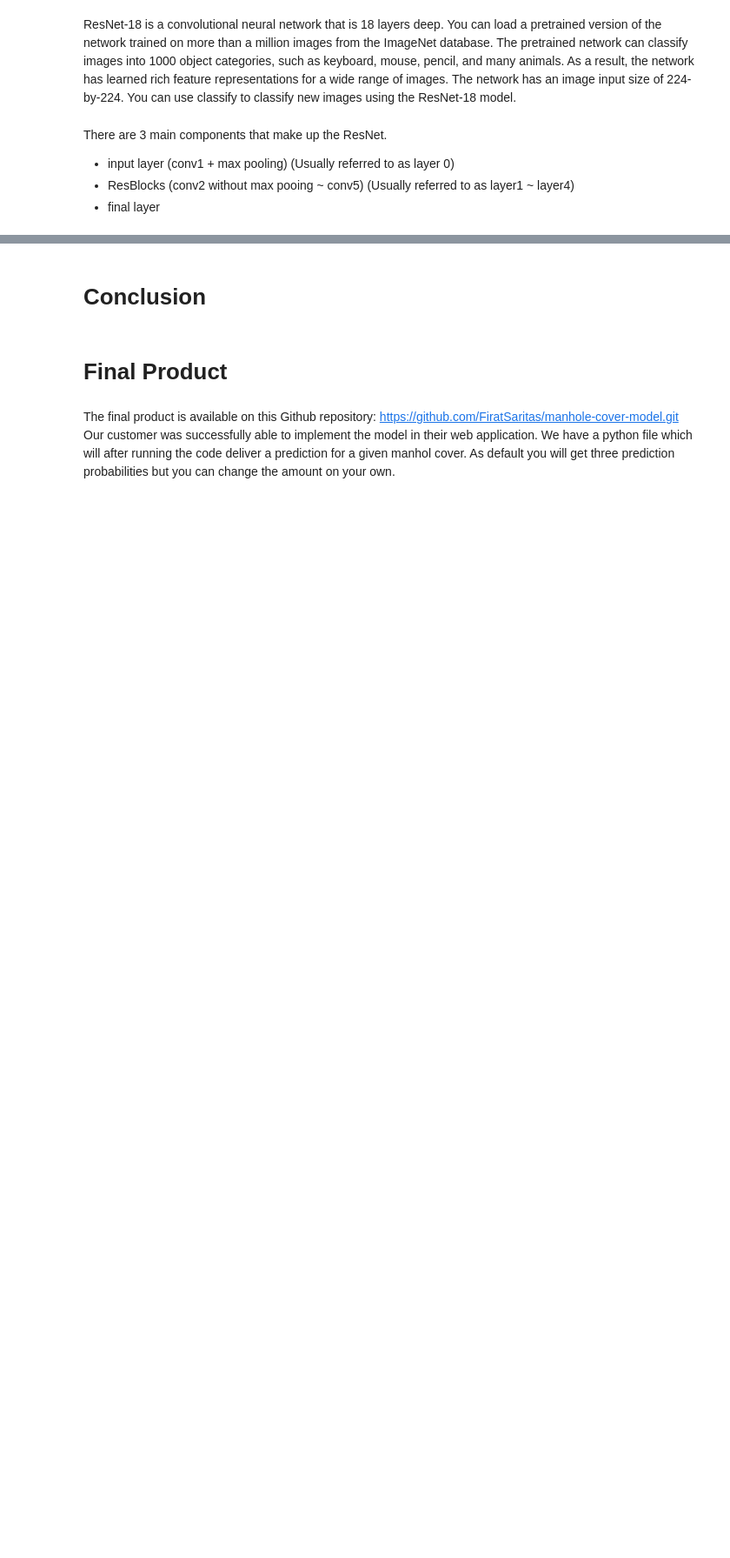
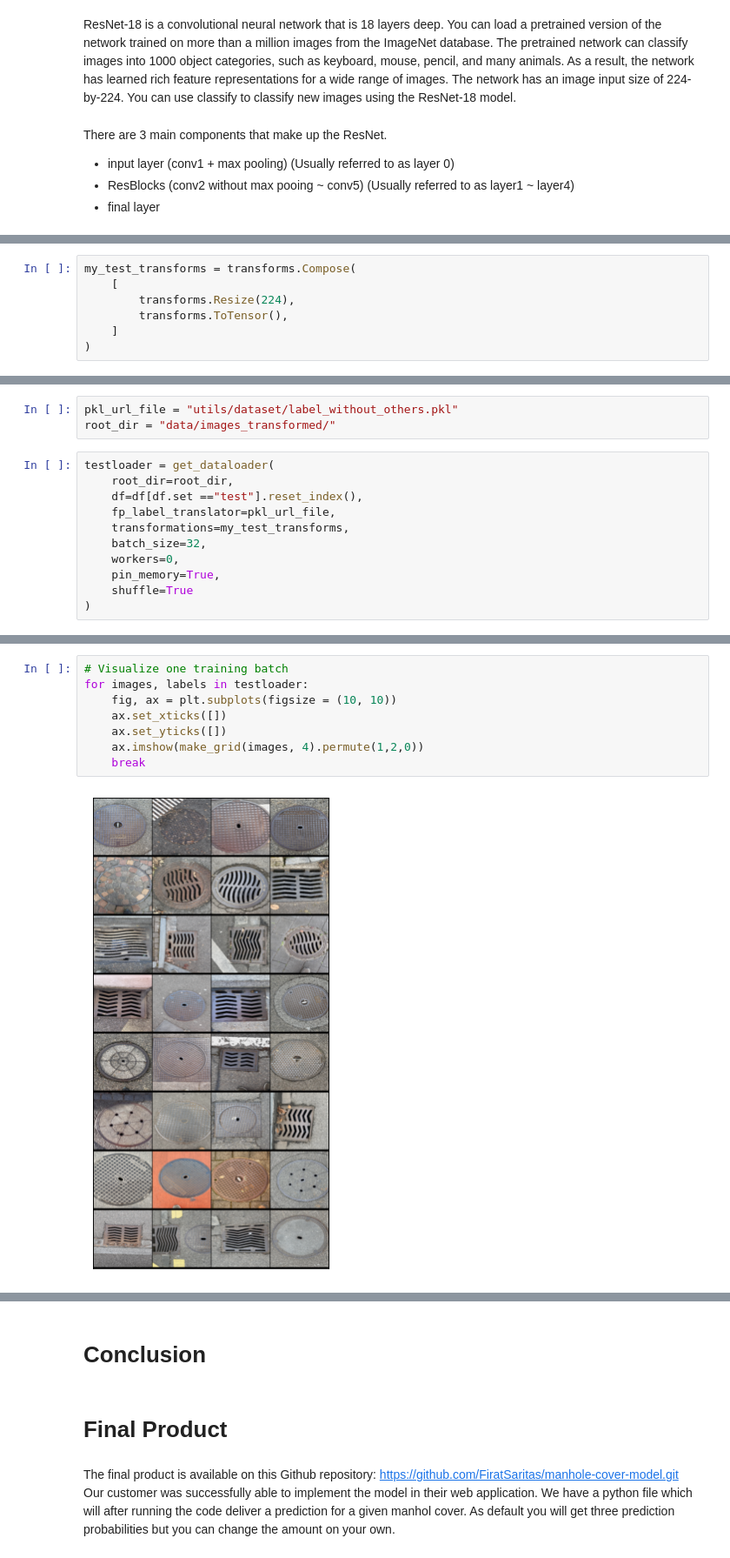
Before and after one commit to FiratSaritas/manhole-cover-classification, a Jupyter notebook: mainfile.ipynb, the cells around one changed output, grey strips where cells are left out. Shown at 87% size. Cells and saved outputs as stored; diff of their text form; blank space fills up the shorter version.

```diff
--- a/mainfile.ipynb
+++ b/mainfile.ipynb
@@ -196,0 +215,7 @@ There are 3 main components that make up the ResNet.
+# %%
+my_test_transforms = transforms.Compose(
+    [
+        transforms.Resize(224),
+        transforms.ToTensor(),
+    ]
+)
@@ -196,0 +227,14 @@ There are 3 main components that make up the ResNet.
+# %%
+pkl_url_file = "utils/dataset/label_without_others.pkl"
+root_dir = "data/images_transformed/"
+# %%
+testloader = get_dataloader(
+    root_dir=root_dir,
+    df=df[df.set =="test"].reset_index(),
+    fp_label_translator=pkl_url_file,
+    transformations=my_test_transforms,
+    batch_size=32,
+    workers=0,
+    pin_memory=True,
+    shuffle=True
+)
@@ -196,0 +246,10 @@ There are 3 main components that make up the ResNet.
+# %%
+# Visualize one training batch
+for images, labels in testloader:
+    fig, ax = plt.subplots(figsize = (10, 10))
+    ax.set_xticks([])
+    ax.set_yticks([])
+    ax.imshow(make_grid(images, 4).permute(1,2,0))
+    break
+# %% [output]
+[figure, added]
```
Also changed, not shown: parts of 22 cells of this notebook.
